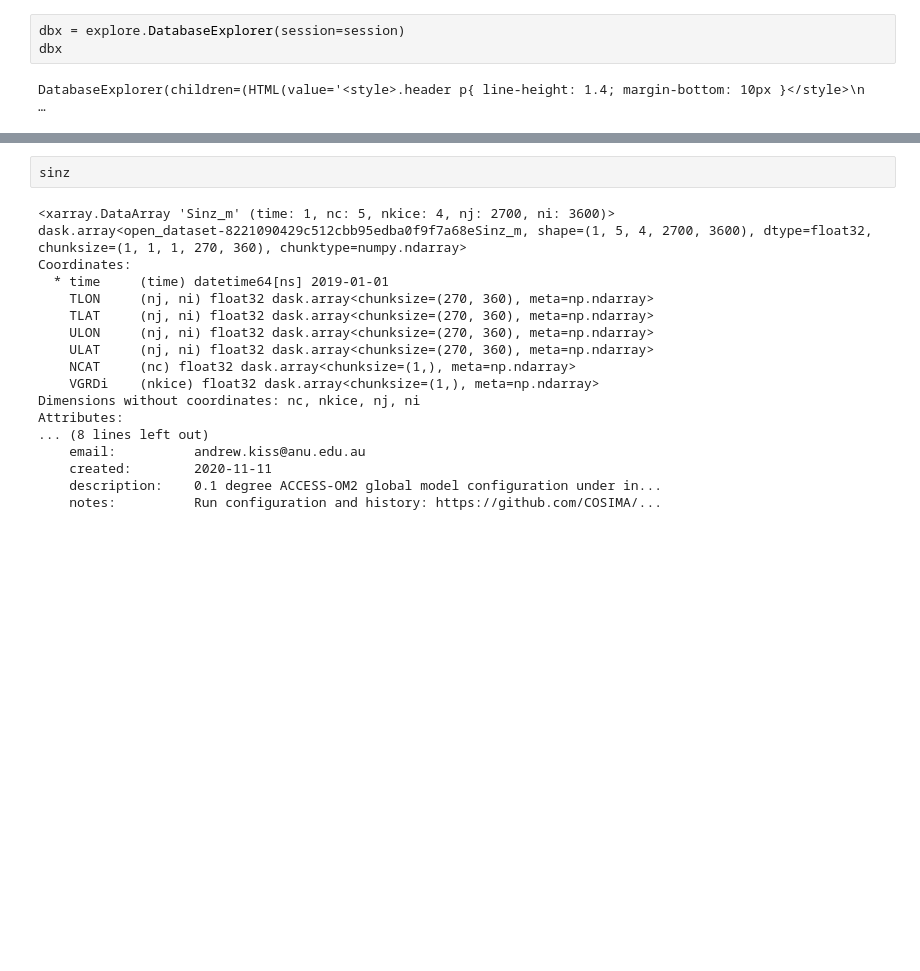
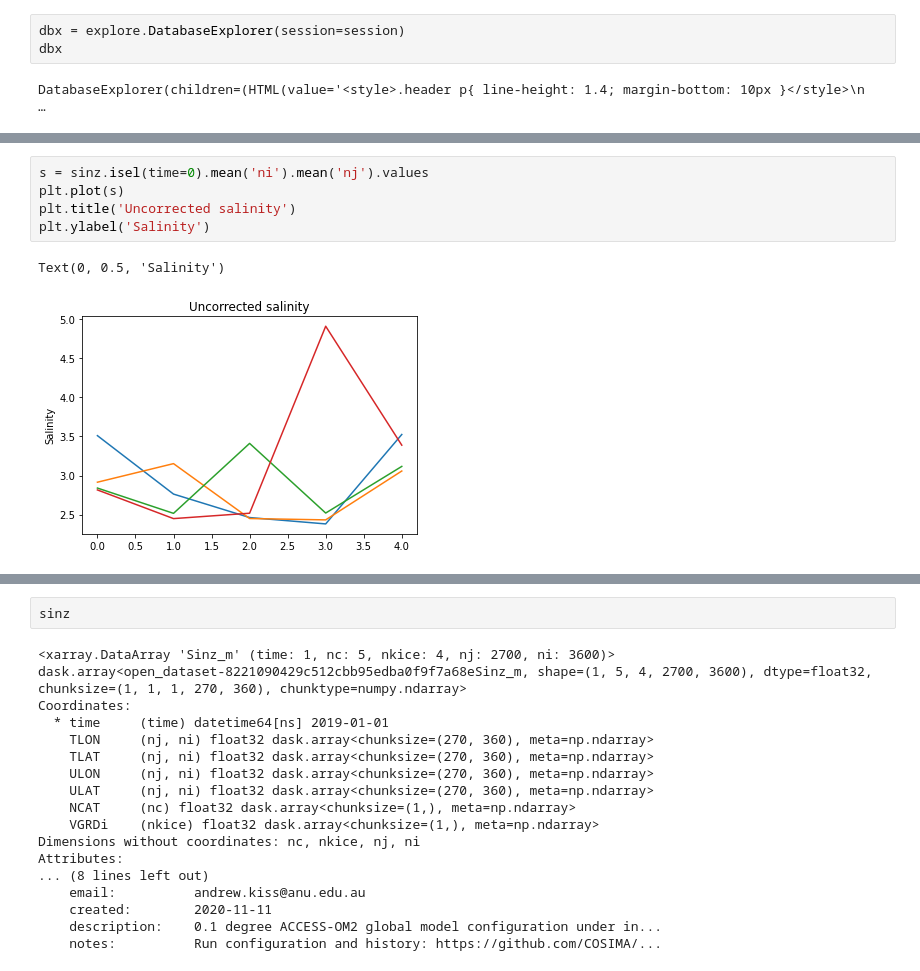
Before and after one commit to aekiss/notebooks, a Jupyter notebook: check-sinz-tinz.ipynb, the cells around one changed output, grey strips where cells are left out. Drawn from its saved outputs; the diff is of its cells as text; blank space fills up the shorter version.

```diff
--- a/check-sinz-tinz.ipynb
+++ b/check-sinz-tinz.ipynb
@@ -48,0 +68,8 @@ sinz = cc.querying.getvar('01deg_jra55v140_iaf_cycle3', 'Sinz_m', session, n=-1)
+# %%
+s = sinz.isel(time=0).mean('ni').mean('nj').values
+plt.plot(s)
+plt.title('Uncorrected salinity')
+plt.ylabel('Salinity')
+# %% [output]
+Text(0, 0.5, 'Salinity')
+[figure, added]
```
Also changed, not shown: parts of 18 cells of this notebook.
